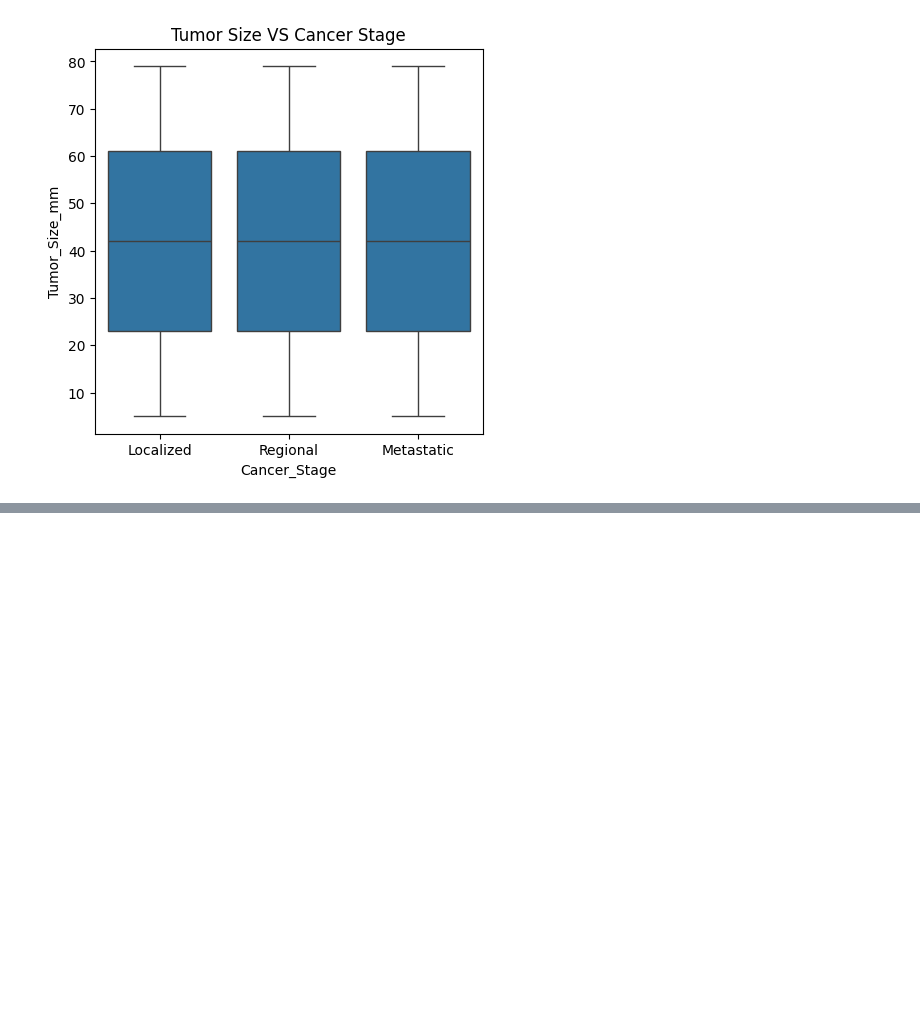
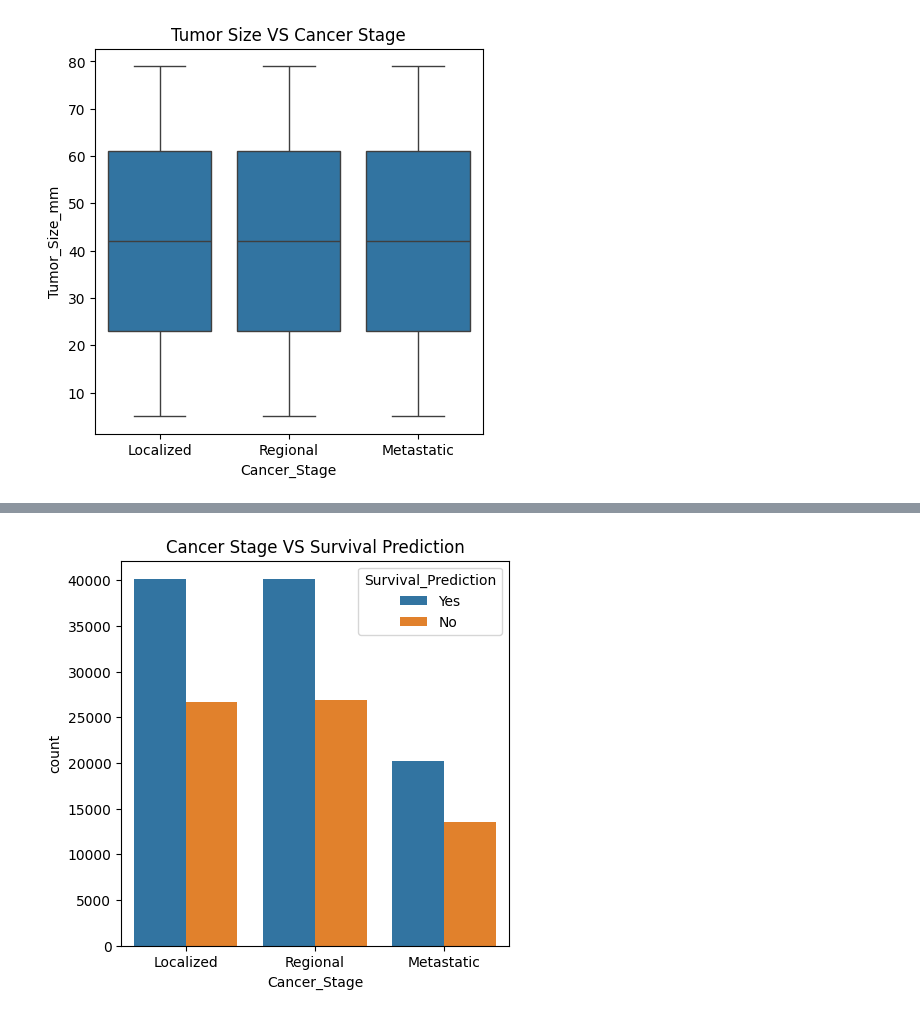
Before and after one commit to dananjayaabeytd/Colorectal-Cancer-Analysis, a Jupyter notebook: notebook/testing.ipynb, the cells around one changed output, grey strips where cells are left out. Drawn from its saved outputs; the diff is of its cells as text; code cells hidden in the pictures; blank space fills up the shorter version.

```diff
--- a/notebook/testing.ipynb
+++ b/notebook/testing.ipynb
@@ -118,0 +126,7 @@ plt.show()
+# %%
+plt.figure(figsize=(5,5))
+sns.countplot(x="Cancer_Stage" , hue="Survival_Prediction" , data=df)
+plt.title("Cancer Stage VS Survival Prediction")
+plt.show()
+# %% [output]
+[figure, added]
```
Also changed, not shown: parts of 33 cells of this notebook.
